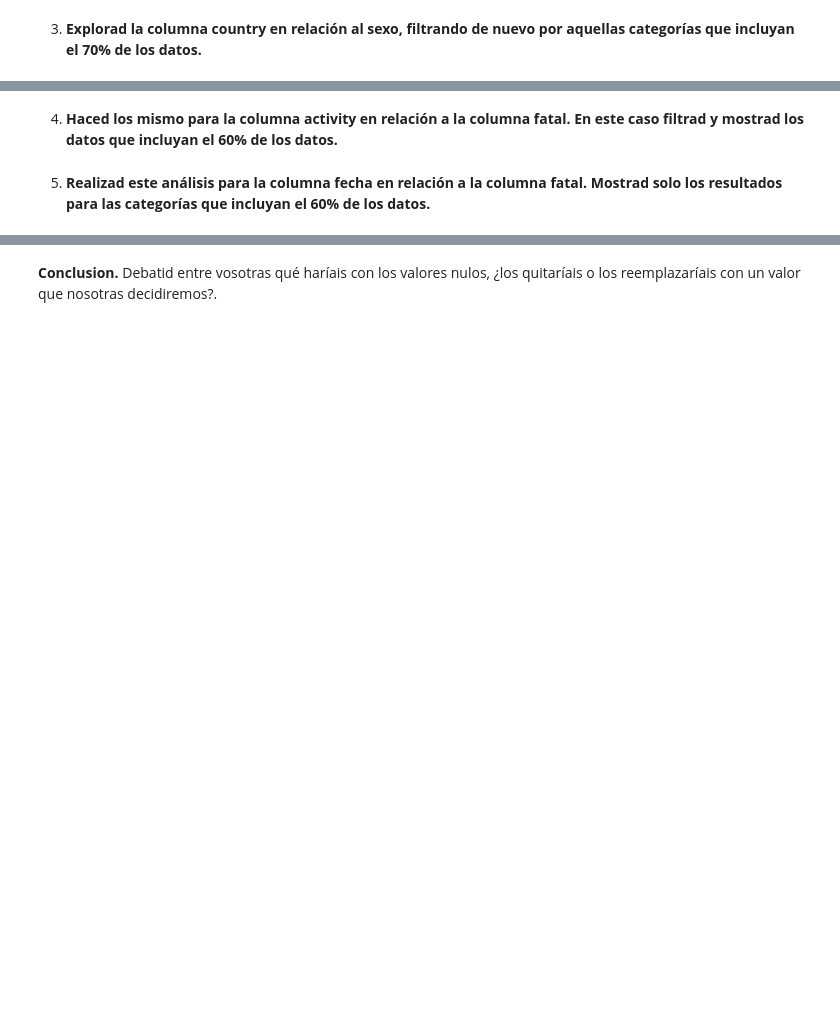
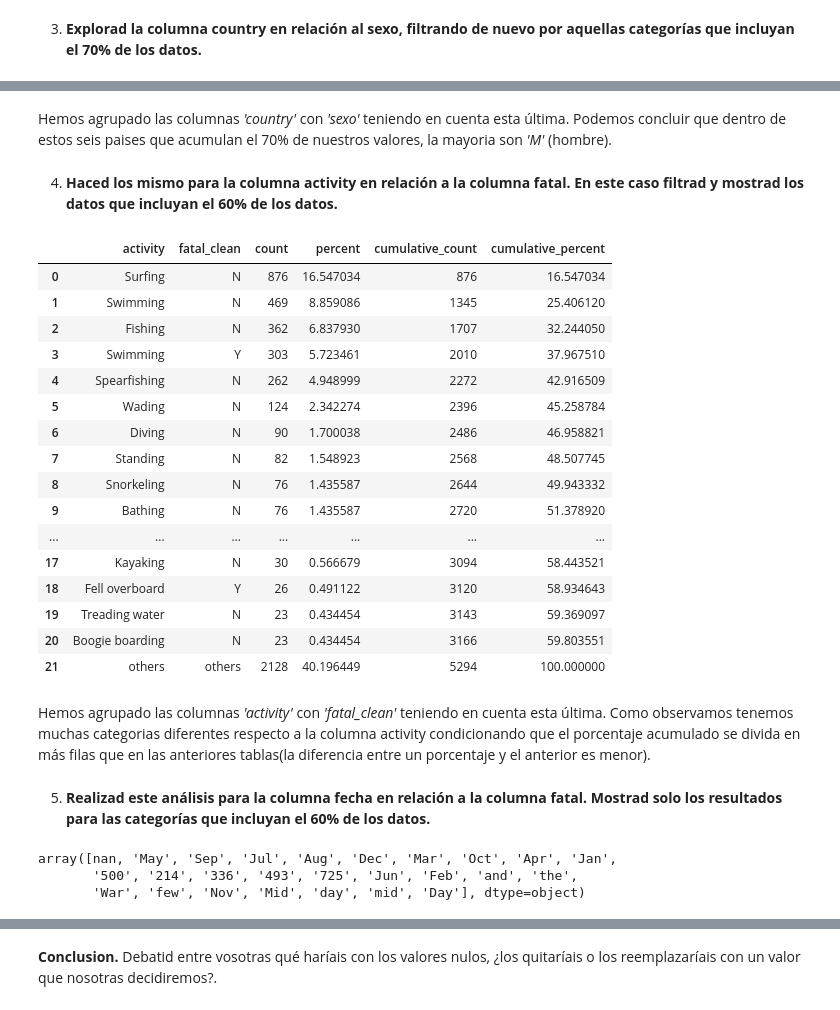
Before and after one commit to Adalab/DA-promo-A-module-2-pairprog-2-pair-3-Alicia-Laura, a Jupyter notebook: EDA/Pair_EDA_2.ipynb, the cells around one changed output, grey strips where cells are left out. Cells and saved outputs as stored; diff of their text form; code cells hidden in the pictures; blank space fills up the shorter version.

```diff
--- a/EDA/Pair_EDA_2.ipynb
+++ b/EDA/Pair_EDA_2.ipynb
@@ -4,3 +4,6 @@ import numpy as np
 import seaborn as sns
 import matplotlib.pyplot as plt
 import sidetable
+# %%
+df = pd.read_csv('definitivo_limpieza.csv', index_col = 0)
+df.head(2)
@@ -13,4 +66,34 @@ import sidetable
+# %% [markdown]
+Hemos agrupado las columnas *'country'* con *'sexo'* teniendo en cuenta esta última. Podemos concluir que dentro de estos seis paises que acumulan el 70% de nuestros valores, la mayoria son *'M'* (hombre).
 # %% [markdown]
 4. **Haced los mismo para la columna activity en relación a la columna fatal. En este caso filtrad y mostrad los datos que incluyan el 60% de los datos.**
+# %%
+df.stb.freq(["activity", 'fatal_clean'], thresh = 60)
+# %% [output]
+|  | activity | fatal_clean | count | percent | cumulative_count | cumulative_percent |
+| 0 | Surfing | N | 876 | 16.547034 | 876 | 16.547034 |
+| 1 | Swimming | N | 469 | 8.859086 | 1345 | 25.406120 |
+| 2 | Fishing | N | 362 | 6.837930 | 1707 | 32.244050 |
+| 3 | Swimming | Y | 303 | 5.723461 | 2010 | 37.967510 |
+| 4 | Spearfishing | N | 262 | 4.948999 | 2272 | 42.916509 |
+| 5 | Wading | N | 124 | 2.342274 | 2396 | 45.258784 |
+| 6 | Diving | N | 90 | 1.700038 | 2486 | 46.958821 |
+| 7 | Standing | N | 82 | 1.548923 | 2568 | 48.507745 |
+| 8 | Snorkeling | N | 76 | 1.435587 | 2644 | 49.943332 |
+| 9 | Bathing | N | 76 | 1.435587 | 2720 | 51.378920 |
+| ... | ... | ... | ... | ... | ... | ... |
+| 17 | Kayaking | N | 30 | 0.566679 | 3094 | 58.443521 |
+| 18 | Fell overboard | Y | 26 | 0.491122 | 3120 | 58.934643 |
+| 19 | Treading water | N | 23 | 0.434454 | 3143 | 59.369097 |
+| 20 | Boogie boarding | N | 23 | 0.434454 | 3166 | 59.803551 |
+| 21 | others | others | 2128 | 40.196449 | 5294 | 100.000000 |
+# %% [markdown]
+Hemos agrupado las columnas *'activity'* con *'fatal_clean'* teniendo en cuenta esta última. Como observamos tenemos muchas categorias diferentes respecto a la columna activity condicionando que el porcentaje acumulado se divida en más filas que en las anteriores tablas(la diferencia entre un porcentaje y el anterior es menor).
 # %% [markdown]
 5. **Realizad este análisis para la columna fecha en relación a la columna fatal. Mostrad solo los resultados para las categorías que incluyan el 60% de los datos.**
+# %%
+df['fecha_limpia'].unique()
+# %% [output]
+array([nan, 'May', 'Sep', 'Jul', 'Aug', 'Dec', 'Mar', 'Oct', 'Apr', 'Jan',
+       '500', '214', '336', '493', '725', 'Jun', 'Feb', 'and', 'the',
+       'War', 'few', 'Nov', 'Mid', 'day', 'mid', 'Day'], dtype=object)
```
Also changed, not shown: parts of 11 cells of this notebook.
